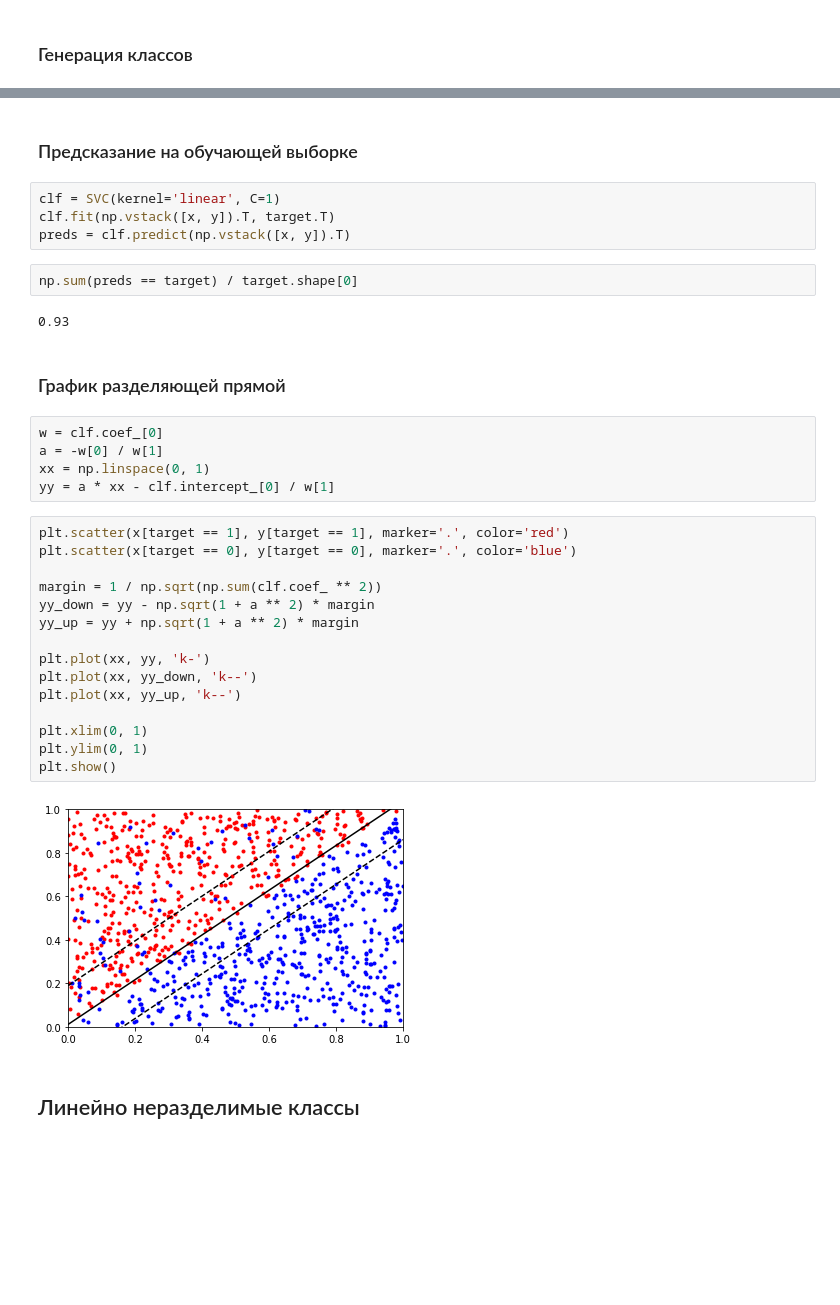
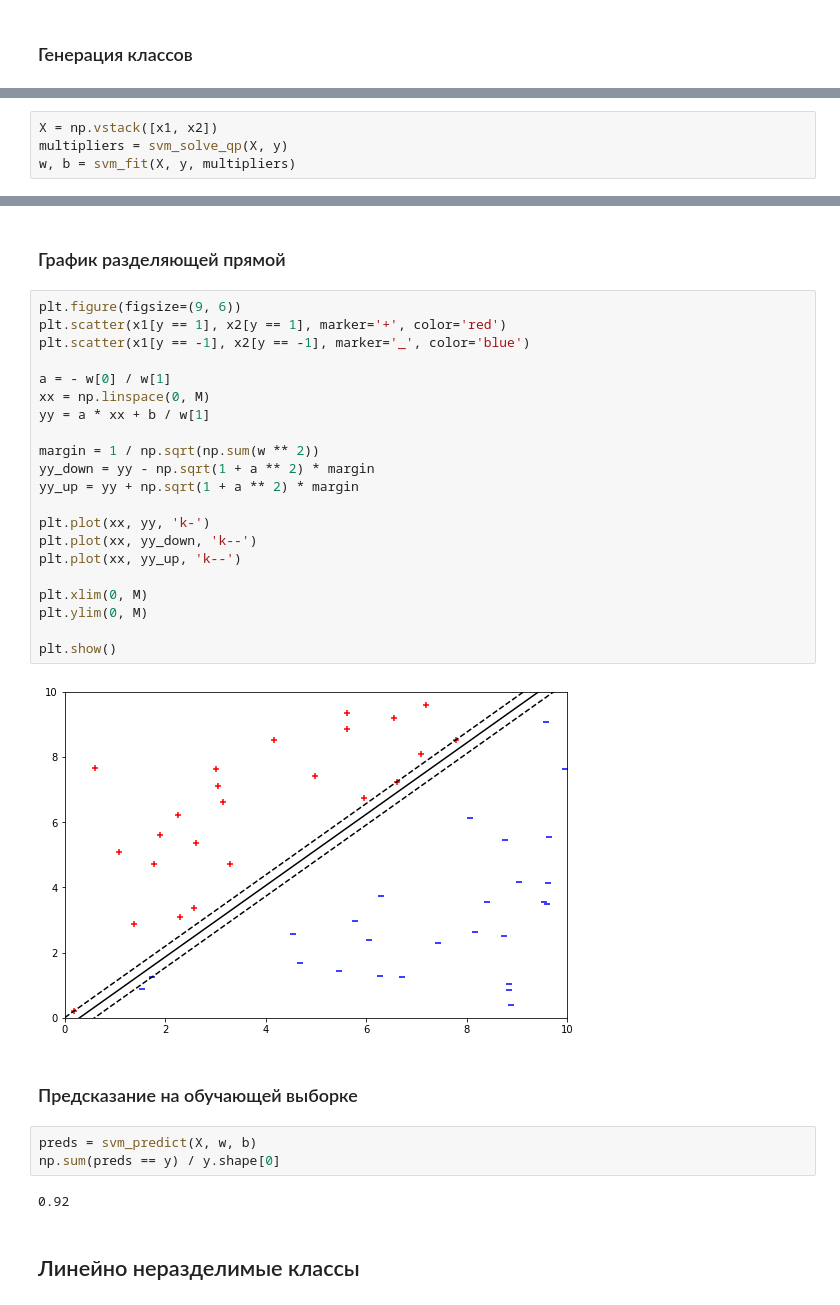
Before and after one commit to N0rdream/maths-for-ds-course, a Jupyter notebook: hw03.ipynb, the cells around one changed output, grey strips where cells are left out. Cells and saved outputs as stored; diff of their text form; blank space fills up the shorter version.

```diff
--- a/hw03.ipynb
+++ b/hw03.ipynb
@@ -29,0 +78,4 @@ plt.show()
+# %%
+X = np.vstack([x1, x2])
+multipliers = svm_solve_qp(X, y)
+w, b = svm_fit(X, y, multipliers)
@@ -30,37 +96,35 @@ plt.show()
+# %% [markdown]
+### График разделяющей прямой
+# %%
+plt.figure(figsize=(9, 6))
+plt.scatter(x1[y == 1], x2[y == 1], marker='+', color='red')
+plt.scatter(x1[y == -1], x2[y == -1], marker='_', color='blue')
+
+a = - w[0] / w[1]
+xx = np.linspace(0, M)
+yy = a * xx + b / w[1]
+
+margin = 1 / np.sqrt(np.sum(w ** 2))
+yy_down = yy - np.sqrt(1 + a ** 2) * margin
+yy_up = yy + np.sqrt(1 + a ** 2) * margin
+
+plt.plot(xx, yy, 'k-')
+plt.plot(xx, yy_down, 'k--')
+plt.plot(xx, yy_up, 'k--')
+
+plt.xlim(0, M)
+plt.ylim(0, M)
+
+plt.show()
+# %% [output]
+[figure, added]
 # %% [markdown]
 ### Предсказание на обучающей выборке
-# %%
-clf = SVC(kernel='linear', C=1)
-clf.fit(np.vstack([x, y]).T, target.T)
-preds = clf.predict(np.vstack([x, y]).T)
-# %%
-np.sum(preds == target) / target.shape[0]
-# %% [output]
-0.93
-# %% [markdown]
-### График разделяющей прямой
-# %%
-w = clf.coef_[0]
-a = -w[0] / w[1]
-xx = np.linspace(0, 1)
-yy = a * xx - clf.intercept_[0] / w[1]
-# %%
-plt.scatter(x[target == 1], y[target == 1], marker='.', color='red')
-plt.scatter(x[target == 0], y[target == 0], marker='.', color='blue')
-
-margin = 1 / np.sqrt(np.sum(clf.coef_ ** 2))
-yy_down = yy - np.sqrt(1 + a ** 2) * margin
-yy_up = yy + np.sqrt(1 + a ** 2) * margin
-
-plt.plot(xx, yy, 'k-')
-plt.plot(xx, yy_down, 'k--')
-plt.plot(xx, yy_up, 'k--')
-
-plt.xlim(0, 1)
-plt.ylim(0, 1)
-plt.show()
-# %% [output]
-[figure, removed]
+# %%
+preds = svm_predict(X, w, b)
+np.sum(preds == y) / y.shape[0]
+# %% [output]
+0.92
 # %% [markdown]
 ## Линейно неразделимые классы
 # %% [markdown]
```
Also changed, not shown: parts of 24 cells of this notebook.
